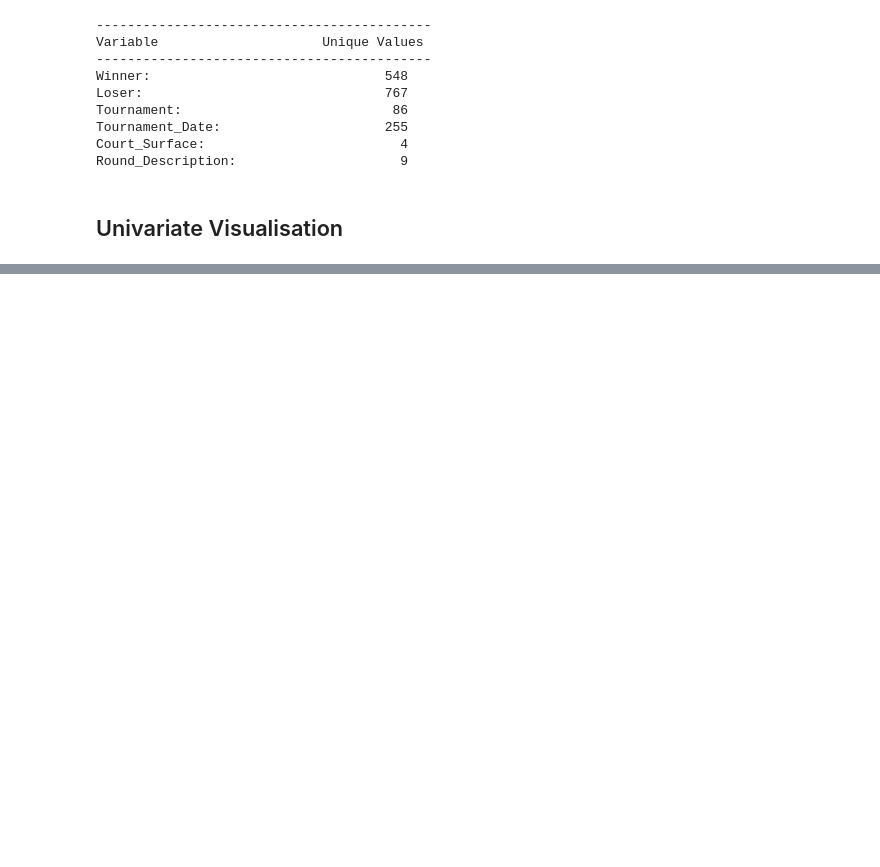
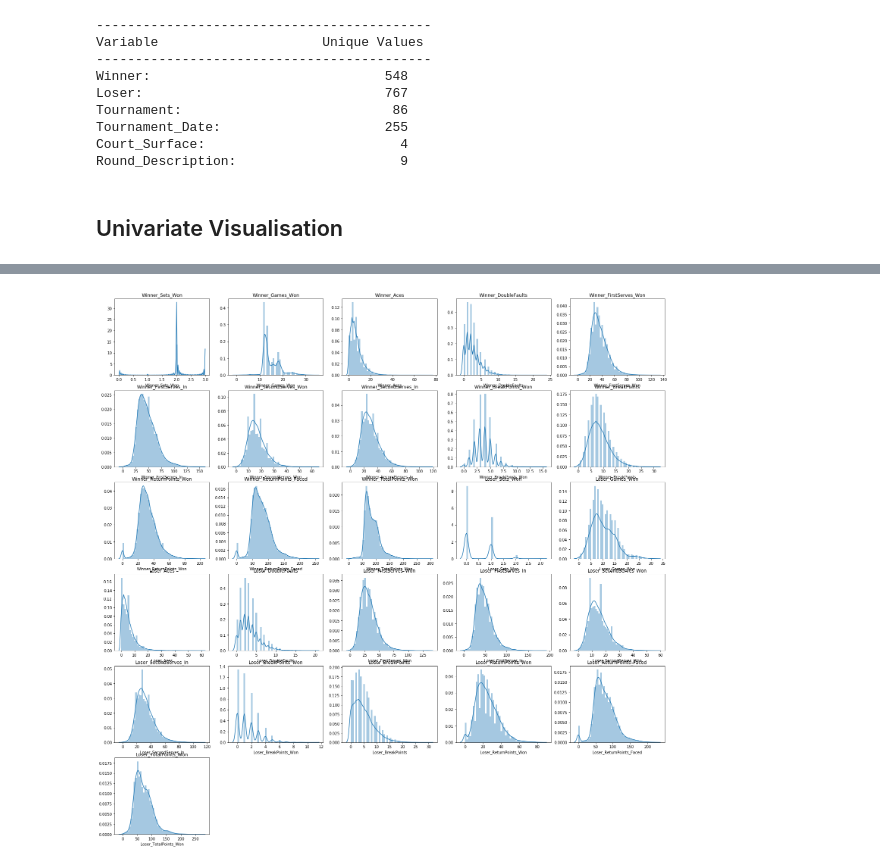
Before and after one commit to Jfbarr/aus_open_datathon_2019, a Jupyter notebook: Workbook.ipynb, the cells around one changed output, grey strips where cells are left out. Drawn from its saved outputs; the diff is of its cells as text; code cells hidden in the pictures; blank space fills up the shorter version.

```diff
--- a/Workbook.ipynb
+++ b/Workbook.ipynb
@@ -253,0 +237,16 @@ plt.savefig(src+'\\img\\AllCatagoricalBarCharts')
+# %%
+# Histograms for numeric data
+f = plt.figure(figsize=(26, 26))
+counter =1
+
+for variable in list(maleDF.columns.values):
+    if maleDF[variable].dtype.name == 'int64':
+        f.add_subplot(6, 5, counter)
+        plt.title(variable)
+        sns.distplot(maleDF[variable])
+        counter +=1
+
+# Save the plot
+plt.savefig(src+'\\img\\AllDiscreteHistograms')
+# %% [output]
+[figure, added]
```
Also changed, not shown: parts of 8 cells of this notebook, 3 other files.
